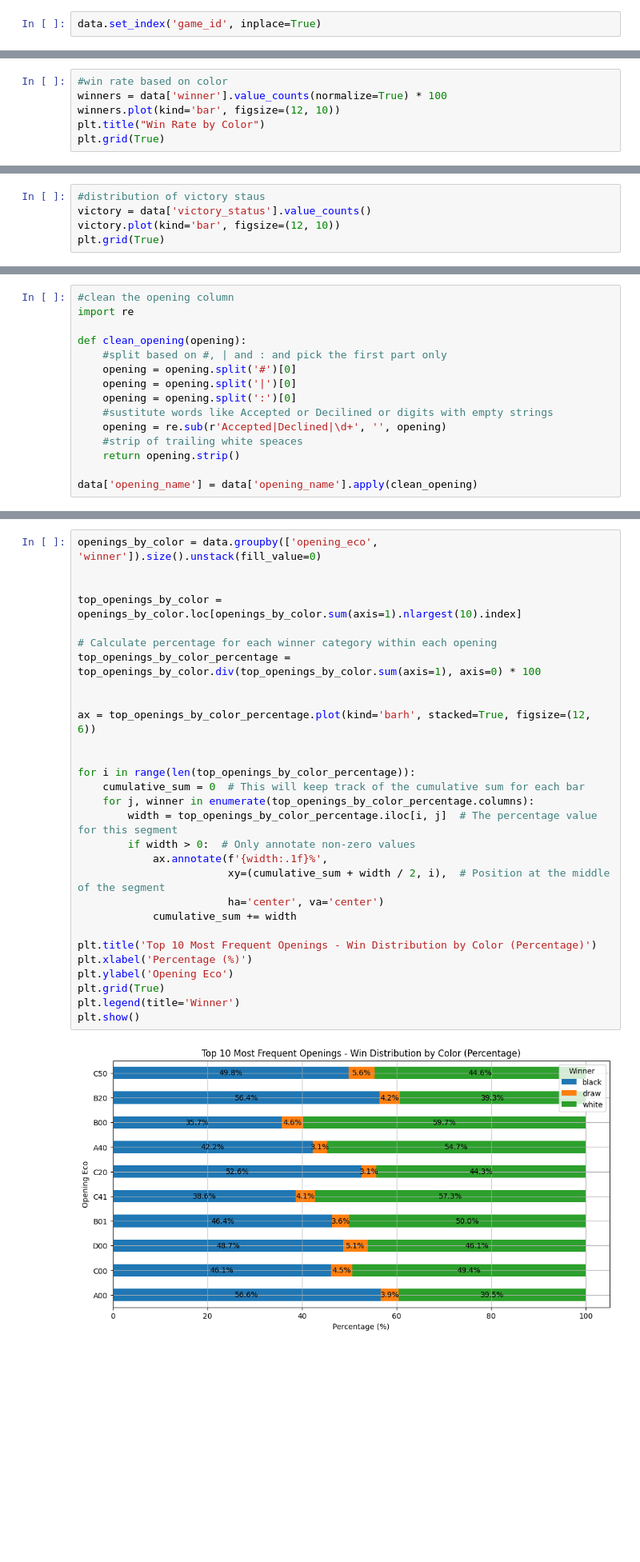
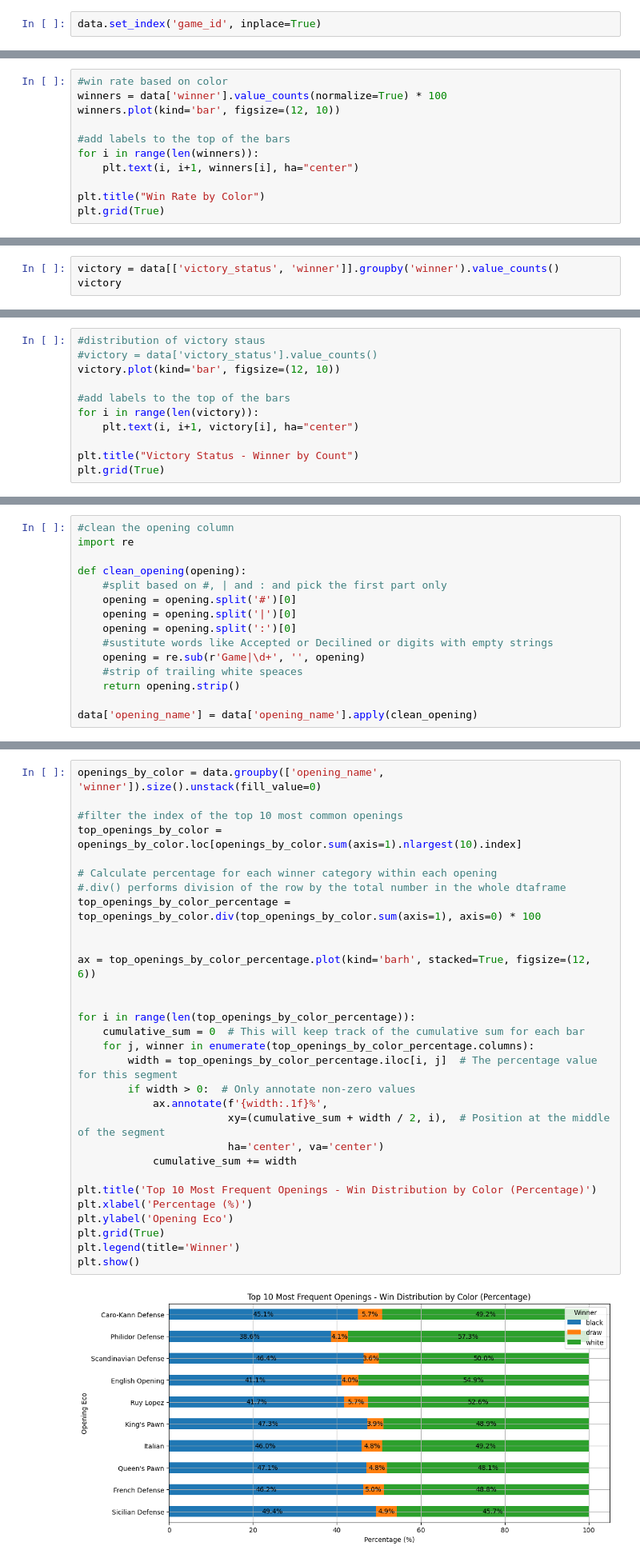
Before and after one commit to i-am-christy/The-Chess-Project, a Jupyter notebook: chess_project.ipynb, the cells around one changed output, grey strips where cells are left out. Shown: that part at 80% size. Saved outputs shown, nothing was run; the diff lists cells and outputs as text; blank space fills up the shorter version.

Commit message:
so far so good, this is what I have been able to do to try to imporve my model's performance

```diff
--- a/chess_project.ipynb
+++ b/chess_project.ipynb
@@ -109,6 +95,11 @@ Key analyses </br>
 #win rate based on color
 winners = data['winner'].value_counts(normalize=True) * 100
 winners.plot(kind='bar', figsize=(12, 10))
+
+#add labels to the top of the bars
+for i in range(len(winners)):
+    plt.text(i, i+1, winners[i], ha="center")
+
 plt.title("Win Rate by Color")
 plt.grid(True)
 # %% [output]
@@ -123,0 +107,3 @@ Name: proportion, dtype: float64
+# %%
+victory = data[['victory_status', 'winner']].groupby('winner').value_counts()
+victory
@@ -124,6 +121,12 @@ Name: proportion, dtype: float64
 # %%
 #distribution of victory staus
-victory = data['victory_status'].value_counts()
+#victory = data['victory_status'].value_counts()
 victory.plot(kind='bar', figsize=(12, 10))
+
+#add labels to the top of the bars
+for i in range(len(victory)):
+    plt.text(i, i+1, victory[i], ha="center")
+
+plt.title("Victory Status - Winner by Count")
 plt.grid(True)
 # %% [output]
@@ -162,7 +158,7 @@ def clean_opening(opening):
     opening = opening.split('|')[0]
     opening = opening.split(':')[0]
     #sustitute words like Accepted or Decilined or digits with empty strings
-    opening = re.sub(r'Accepted|Declined|\d+', '', opening)
+    opening = re.sub(r'Game|\d+', '', opening)
     #strip of trailing white speaces
     return opening.strip()
 
@@ -180,31 +183,32 @@ From the visualization above we can conclude that Sicilian Defence is the most c
 # %%
-openings_by_color = data.groupby(['opening_eco', 'winner']).size().unstack(fill_value=0)
+openings_by_color = data.groupby(['opening_name', 'winner']).size().unstack(fill_value=0)
 
-
+#filter the index of the top 10 most common openings
 top_openings_by_color = openings_by_color.loc[openings_by_color.sum(axis=1).nlargest(10).index]
 
 # Calculate percentage for each winner category within each opening
+#.div() performs division of the row by the total number in the whole dtaframe
 top_openings_by_color_percentage = top_openings_by_color.div(top_openings_by_color.sum(axis=1), axis=0) * 100
 
 
 ax = top_openings_by_color_percentage.plot(kind='barh', stacked=True, figsize=(12, 6))
 
 
 for i in range(len(top_openings_by_color_percentage)):
     cumulative_sum = 0  # This will keep track of the cumulative sum for each bar
     for j, winner in enumerate(top_openings_by_color_percentage.columns):
         width = top_openings_by_color_percentage.iloc[i, j]  # The percentage value for this segment
         if width > 0:  # Only annotate non-zero values
             ax.annotate(f'{width:.1f}%',
                         xy=(cumulative_sum + width / 2, i),  # Position at the middle of the segment
                         ha='center', va='center')
             cumulative_sum += width
 
 plt.title('Top 10 Most Frequent Openings - Win Distribution by Color (Percentage)')
 plt.xlabel('Percentage (%)')
 plt.ylabel('Opening Eco')
 plt.grid(True)
 plt.legend(title='Winner')
 plt.show()
 # %% [output]
-[figure, old version]
+[figure, new version]
```
Also changed, not shown: parts of 70 cells of this notebook.
